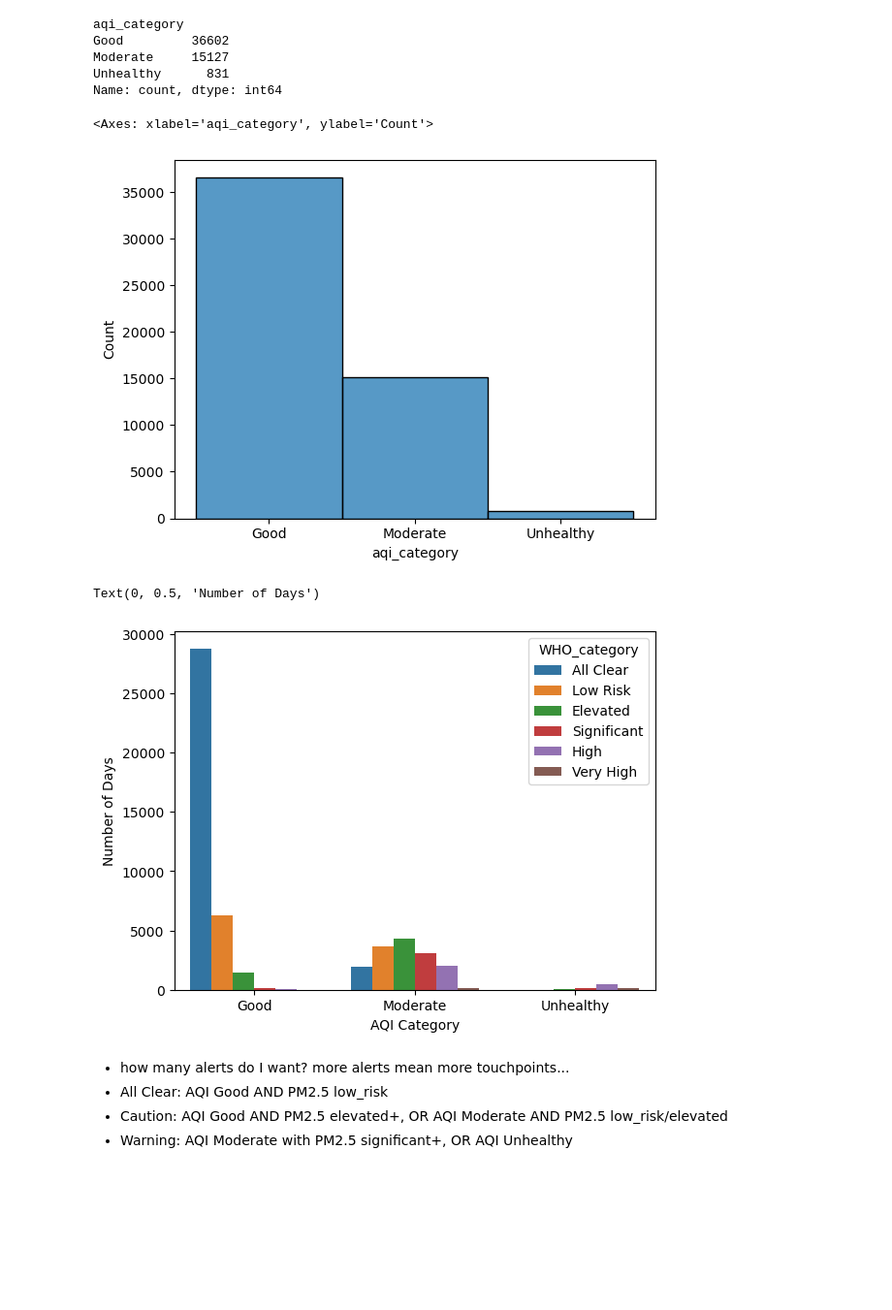
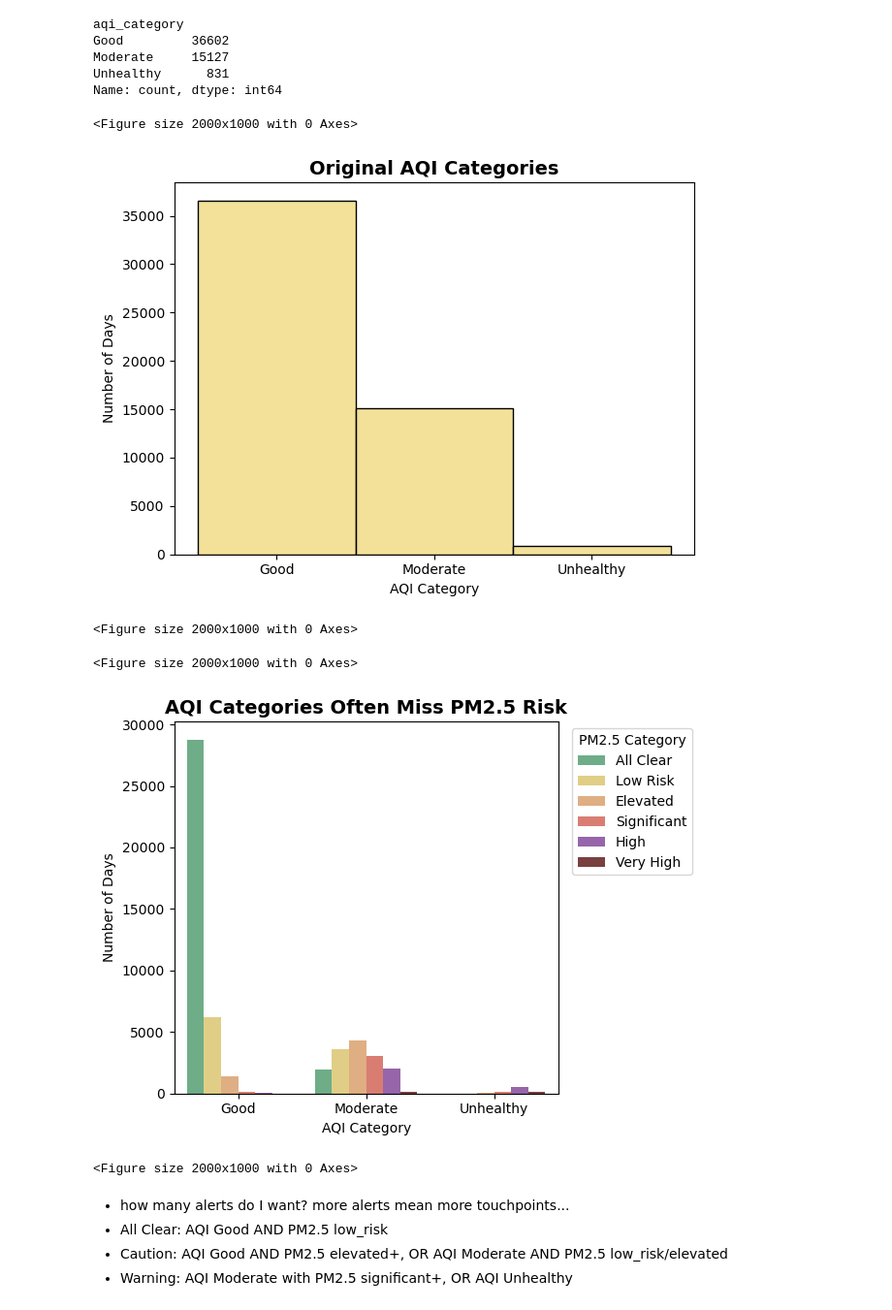
Before and after one commit to chandlershortlidge/end-to-end-project, a Jupyter notebook: notebooks/eda.ipynb, the cells around one changed output. Shown at 97% size. Saved outputs shown, nothing was run; the diff lists cells and outputs as text; code cells hidden in the pictures; blank space fills up the shorter version.

```diff
--- a/notebooks/eda.ipynb
+++ b/notebooks/eda.ipynb
@@ -171,17 +208,31 @@ Moderate     15127
 Unhealthy      831
 Name: count, dtype: int64
 # %%
-sns.histplot(x="aqi_category", data=df)
+sns.histplot(x="aqi_category", data=df, color="#efd777")
+plt.xlabel("AQI Category")
+plt.title("Original AQI Categories", fontsize=14, fontweight='bold')
+plt.xticks(rotation=0)
+plt.ylabel("Number of Days")
+plt.tight_layout()
+plt.figure(figsize=(20,10))
 # %% [output]
-<Axes: xlabel='aqi_category', ylabel='Count'>
+<Figure size 2000x1000 with 0 Axes>
-[figure, old version]
+[figure, new version]
+<Figure size 2000x1000 with 0 Axes>
 # %%
-sns.countplot(x="aqi_category", hue="WHO_category", data=df)
+colors = ["#63b886", "#efd777", "#eead74", "#ea6f62", '#9b59b6', "#843535"]
+sns.countplot(x="aqi_category", hue="WHO_category", data=df, palette=colors)
 plt.xlabel("AQI Category")
+plt.title("AQI Categories Often Miss PM2.5 Risk", fontsize=14, fontweight='bold')
+plt.xticks(rotation=0)
 plt.ylabel("Number of Days")
+plt.legend(title="PM2.5 Category", bbox_to_anchor=(1.02, 1), loc='upper left')
+plt.tight_layout()
+plt.figure(figsize=(20,10))
 # %% [output]
-Text(0, 0.5, 'Number of Days')
+<Figure size 2000x1000 with 0 Axes>
-[figure, old version]
+[figure, new version]
+<Figure size 2000x1000 with 0 Axes>
 # %% [markdown]
 - how many alerts do I want? more alerts mean more touchpoints...
 - All Clear: AQI Good AND PM2.5 low_risk
```
Also changed, not shown: parts of 28 cells of this notebook, 1 other file.
